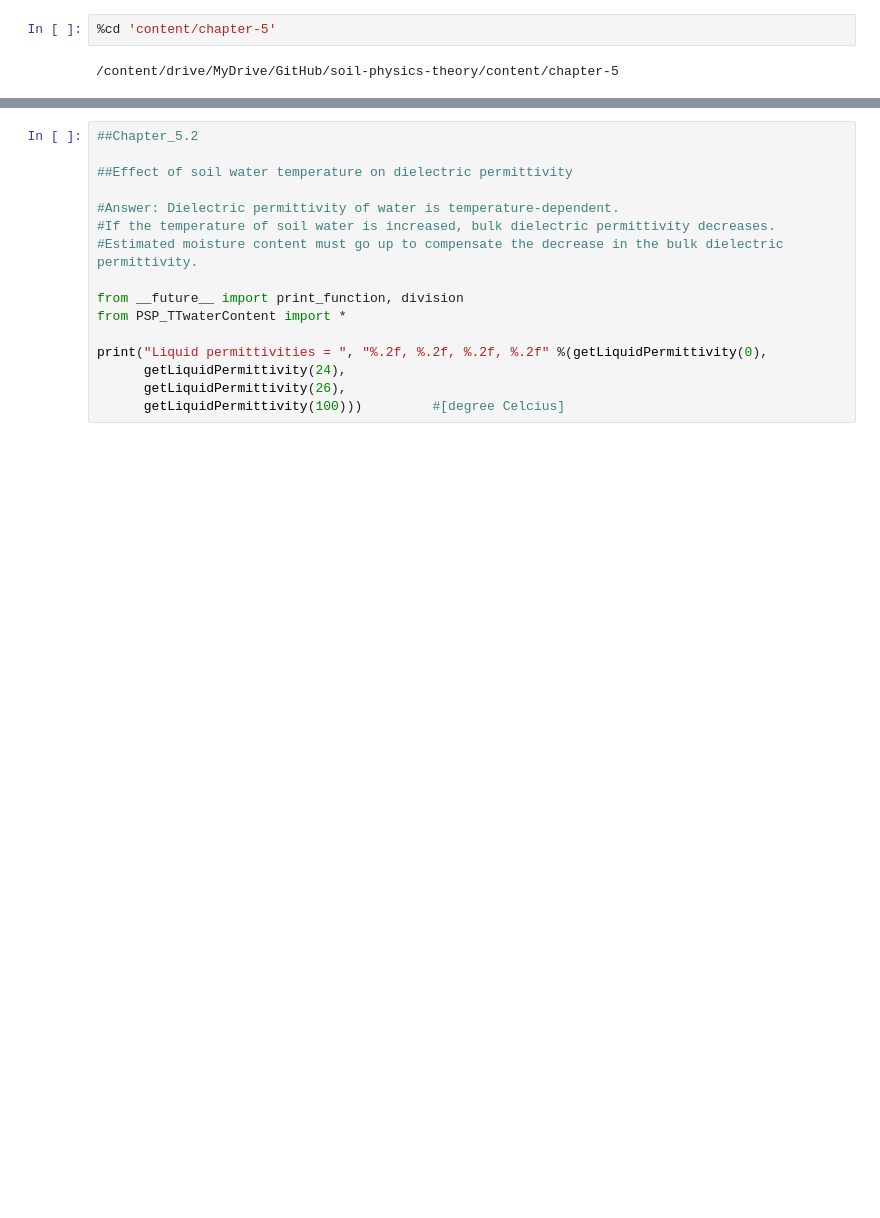
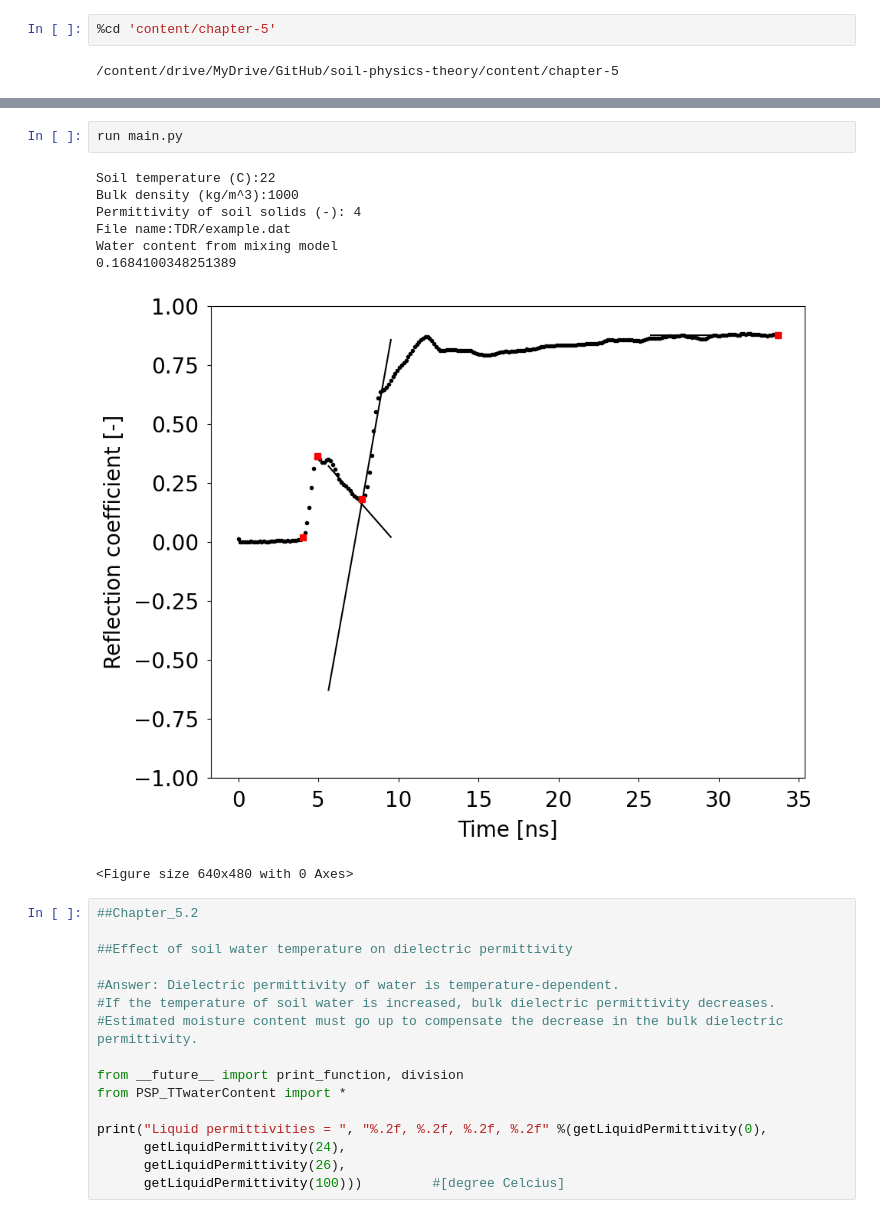
Before and after one commit to soil-physics-okstate/soil-physics-theory, a Jupyter notebook: content/chapter-5/mab_Chapter5.ipynb, the cells around one changed output, grey strips where cells are left out. Drawn from its saved outputs; the diff is of its cells as text; blank space fills up the shorter version.

```diff
--- a/content/chapter-5/mab_Chapter5.ipynb
+++ b/content/chapter-5/mab_Chapter5.ipynb
@@ -72,3 +30,14 @@ Bulk Density: 1.6, Soil Temperature: 30, Water Content Mixed Model: (0.013357920
+# %%
+run main.py
+# %% [output]
+Soil temperature (C):22
+Bulk density (kg/m^3):1000
+Permittivity of soil solids (-): 4
+File name:TDR/example.dat
+Water content from mixing model
+0.1684100348251389
+[figure, added]
+<Figure size 640x480 with 0 Axes>
 # %%
 ##Chapter_5.2
 
```
Also changed, not shown: parts of 3 cells of this notebook, 1 other file.
